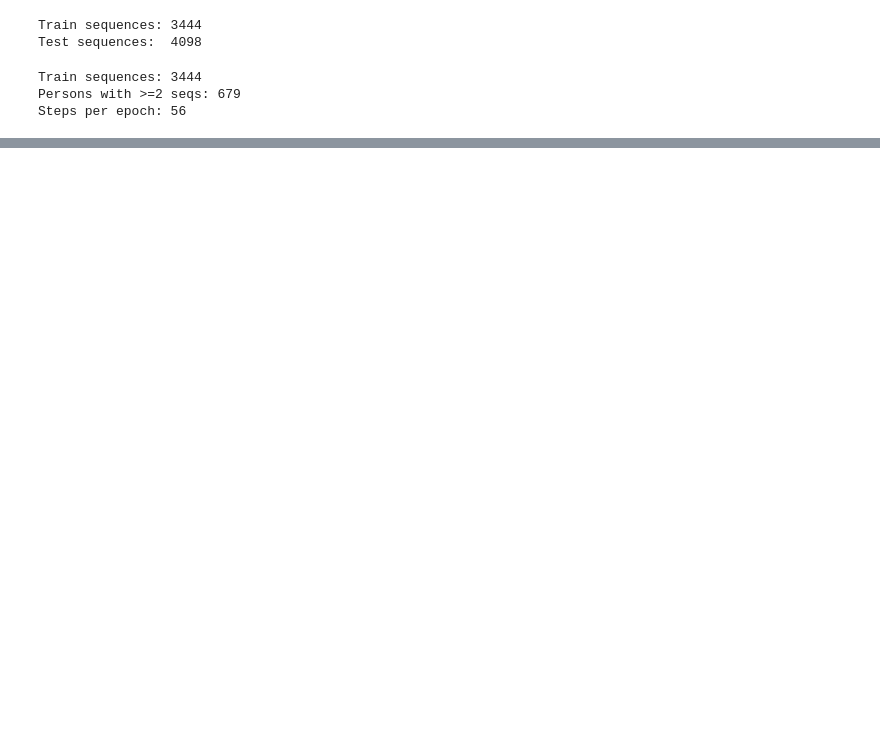
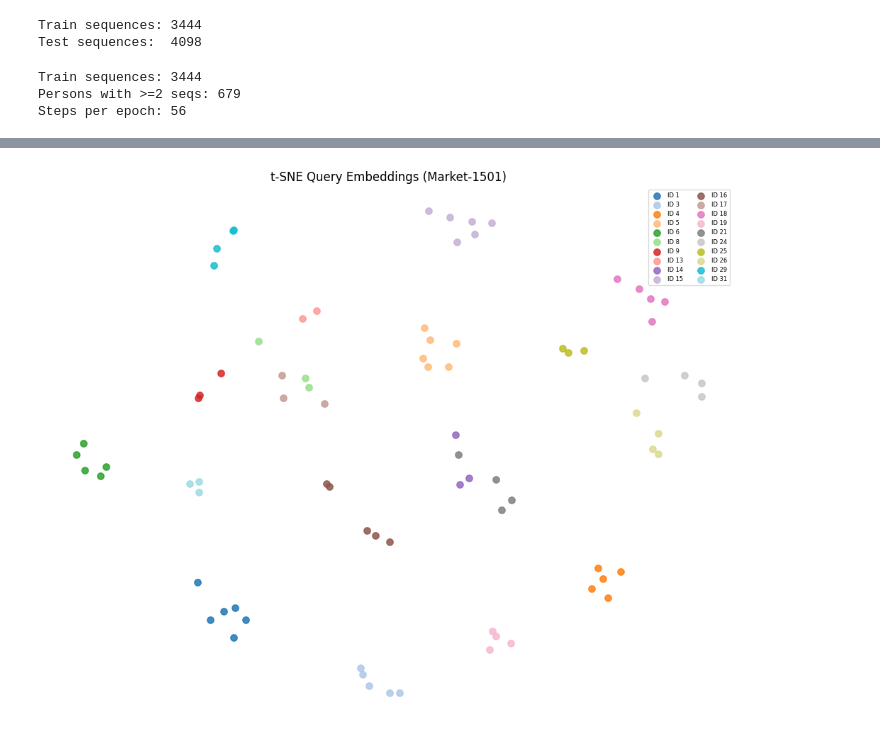
Before and after one commit to Flamiez/Person-ReID-sequence-encoder-SOTA-competitive-, a Jupyter notebook: sequence-sequence-training.ipynb, the cells around one changed output, grey strips where cells are left out. Cells and saved outputs as stored; diff of their text form; code cells hidden in the pictures; blank space fills up the shorter version.

```diff
--- a/sequence-sequence-training.ipynb
+++ b/sequence-sequence-training.ipynb
@@ -590,31 +724,33 @@ plt.show()
 from sklearn.manifold import TSNE
 import matplotlib.pyplot as plt
 import matplotlib.cm as cm
 
 N_PERSONS = 20
 unique_pids = np.unique(q_pids)
 selected_pids = unique_pids[:N_PERSONS]
 
 mask = np.isin(q_pids, selected_pids)
 embs_sub = q_embs[mask]
 pids_sub  = q_pids[mask]
 
 tsne   = TSNE(n_components=2, perplexity=min(30, len(embs_sub) - 1),
               n_iter_without_progress=1000, random_state=42)
 coords = tsne.fit_transform(embs_sub)
 
 colors = cm.tab20(np.linspace(0, 1, N_PERSONS))
 pid_color = {pid: colors[i] for i, pid in enumerate(selected_pids)}
 
 plt.figure(figsize=(10, 8))
 for pid in selected_pids:
     idx = pids_sub == pid
     plt.scatter(coords[idx, 0], coords[idx, 1],
                 color=pid_color[pid], label=f'ID {pid}', s=45, alpha=0.85)
 
 plt.legend(loc='best', fontsize=6, ncol=2, framealpha=0.7)
-plt.title('t-SNE â€” Query Embeddings (Market-1501)')
+plt.title('t-SNE Query Embeddings (Market-1501)')
 plt.axis('off')
 plt.tight_layout()
 plt.savefig('market1501_tsne.png', dpi=150)
 plt.show()
+# %% [output]
+[figure, added]
```
Also changed, not shown: parts of 10 cells of this notebook, 20 other files.
